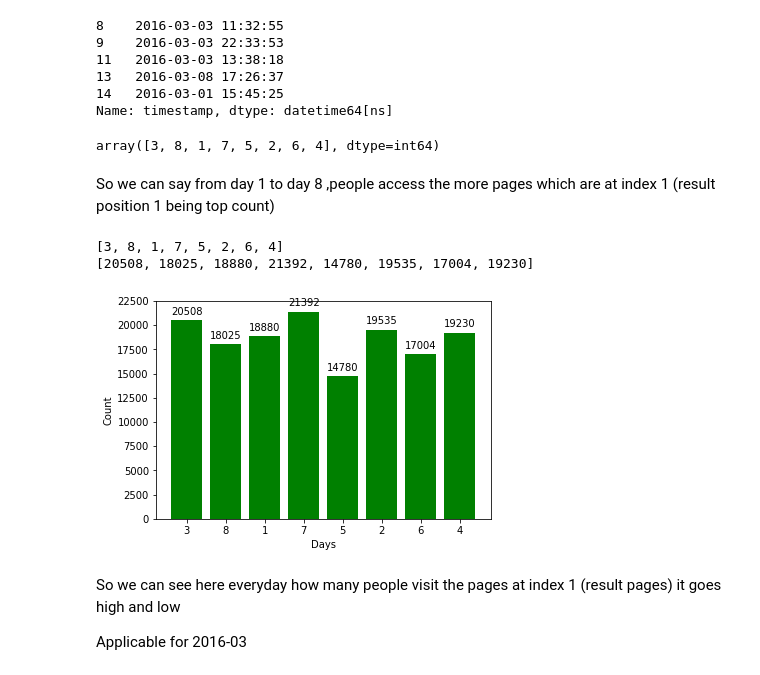
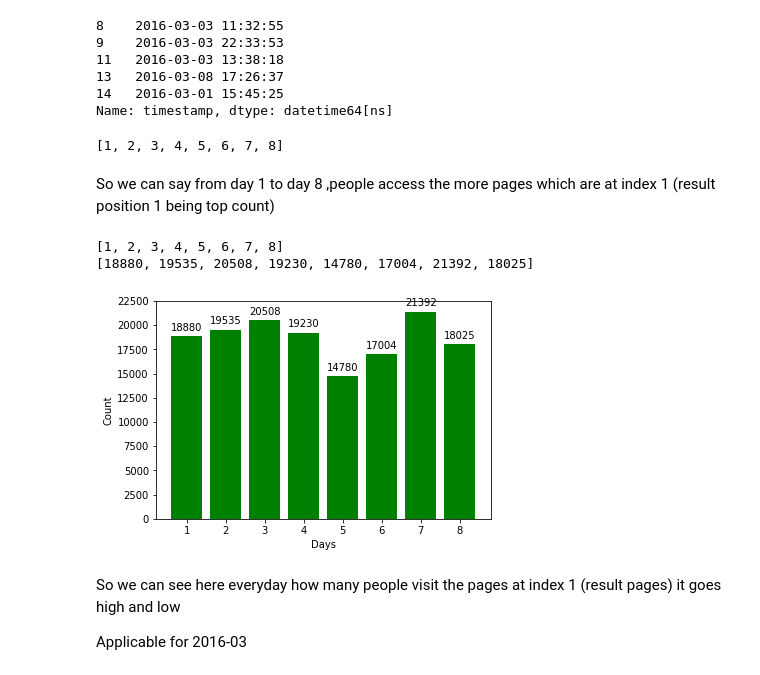
Before and after one commit to Madhu009/Inkredo_Data_Challenge, a Jupyter notebook: Data_analysis.ipynb, the cells around one changed output. Drawn from its saved outputs; the diff is of its cells as text; code cells hidden in the pictures.

```diff
--- a/Data_analysis.ipynb
+++ b/Data_analysis.ipynb
@@ -94,45 +94,45 @@ index1_pages.timestamp[:5]
 14   2016-03-01 15:45:25
 Name: timestamp, dtype: datetime64[ns]
 # %%
-days=index1_pages.timestamp.dt.day
-days.unique()
+days=sorted(index1_pages.timestamp.dt.day.unique())
+days
 # %% [output]
-array([3, 8, 1, 7, 5, 2, 6, 4], dtype=int64)
+[1, 2, 3, 4, 5, 6, 7, 8]
 # %% [markdown]
 So we can say from day 1 to day 8 ,people access the more pages which are at index 1 (result position 1 being top count)
 # %%
 #plotting
 
 days_array=[]
-for day in days.unique():
+for day in days:
     d=[day]
     days_hits=index1_pages.loc[index1_pages.timestamp.dt.day == day]
     d.append(days_hits.result_position.value_counts())
     days_array.append(d)
 labels=[]
 values=[]
 for i in days_array:
     labels.append(i[0])
     values.append(i[1][1])
 print(labels)
 print(values)
 
 labels=np.array(labels)
 values=np.array(values)
 ind=np.arange(len(labels))
 
 fig,ax=plt.subplots()
 rects=ax.bar(ind,values,color='g')
 ax.set_xticklabels(labels)
 ax.set_xticks(ind)
 ax.set_ylabel("Count")
 ax.set_xlabel("Days")
 autolabel(rects)
 plt.show()
 # %% [output]
-[3, 8, 1, 7, 5, 2, 6, 4]
-[20508, 18025, 18880, 21392, 14780, 19535, 17004, 19230]
+[1, 2, 3, 4, 5, 6, 7, 8]
+[18880, 19535, 20508, 19230, 14780, 17004, 21392, 18025]
-[figure, old version]
+[figure, new version]
 # %% [markdown]
 So we can see here everyday how many people visit the pages at index 1 (result pages)
 it goes high and low
```
Also changed, not shown: parts of 10 cells of this notebook.
